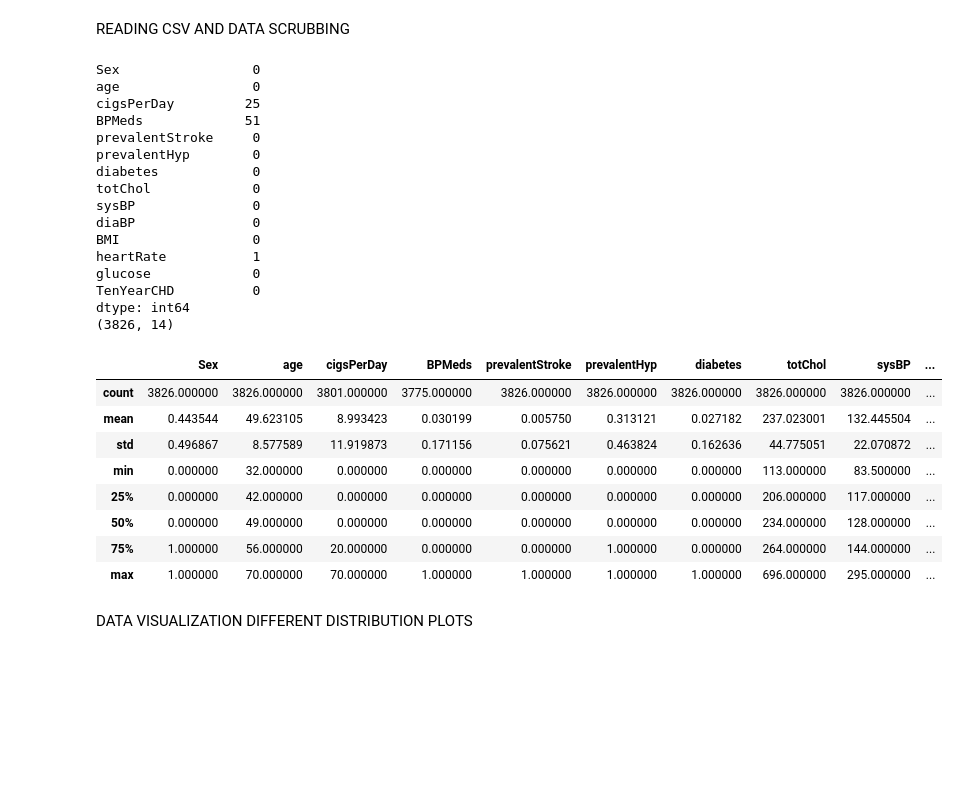
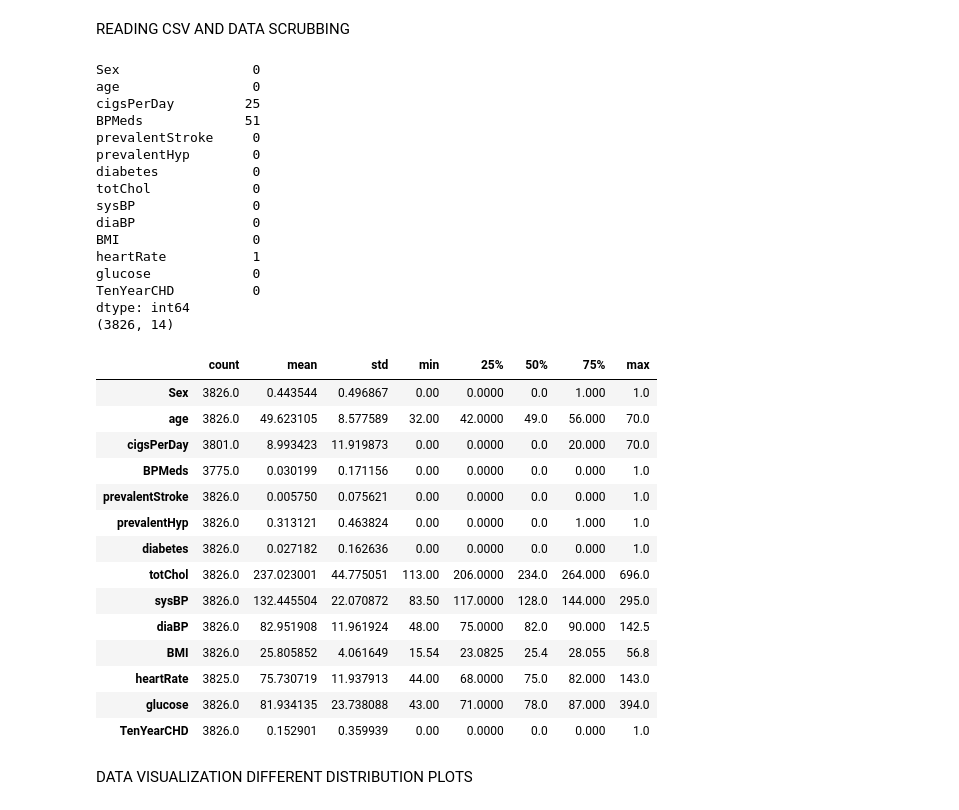
Before and after one commit to UtkarshGupta2005/HEART-DEFECTS-PREDICTION, a Jupyter notebook: HEART_DEFECTS_PREDICITION.ipynb, the cells around one changed output. Drawn from its saved outputs; the diff is of its cells as text; code cells hidden in the pictures; blank space fills up the shorter version.

```diff
--- a/HEART_DEFECTS_PREDICITION.ipynb
+++ b/HEART_DEFECTS_PREDICITION.ipynb
@@ -18,41 +18,47 @@ READING CSV AND DATA SCRUBBING
 # %%
 df=pd.read_csv("framingham.csv")
 df.drop(columns=['education','currentSmoker'],inplace=True,axis=1)
 df.rename(columns={'male':'Sex'},inplace=True)
 df=df.drop_duplicates()
 df=df[(df['age']>=20)&(df['age']<=100)]
 df=df[(df['totChol']>100)]
 df=df[df['BMI']>10]
 df=df[df['glucose']>40]
 print(df.isnull().sum())
 print(df.shape)
-df.describe()
+df.describe().T
 # %% [output]
 Sex                 0
 age                 0
 cigsPerDay         25
 BPMeds             51
 prevalentStroke     0
 prevalentHyp        0
 diabetes            0
 totChol             0
 sysBP               0
 diaBP               0
 BMI                 0
 heartRate           1
 glucose             0
 TenYearCHD          0
 dtype: int64
 (3826, 14)
-|  | Sex | age | cigsPerDay | BPMeds | prevalentStroke | prevalentHyp | diabetes | totChol | sysBP | ... |
-| count | 3826.000000 | 3826.000000 | 3801.000000 | 3775.000000 | 3826.000000 | 3826.000000 | 3826.000000 | 3826.000000 | 3826.000000 | ... |
-| mean | 0.443544 | 49.623105 | 8.993423 | 0.030199 | 0.005750 | 0.313121 | 0.027182 | 237.023001 | 132.445504 | ... |
-| std | 0.496867 | 8.577589 | 11.919873 | 0.171156 | 0.075621 | 0.463824 | 0.162636 | 44.775051 | 22.070872 | ... |
-| min | 0.000000 | 32.000000 | 0.000000 | 0.000000 | 0.000000 | 0.000000 | 0.000000 | 113.000000 | 83.500000 | ... |
-| 25% | 0.000000 | 42.000000 | 0.000000 | 0.000000 | 0.000000 | 0.000000 | 0.000000 | 206.000000 | 117.000000 | ... |
-| 50% | 0.000000 | 49.000000 | 0.000000 | 0.000000 | 0.000000 | 0.000000 | 0.000000 | 234.000000 | 128.000000 | ... |
-| 75% | 1.000000 | 56.000000 | 20.000000 | 0.000000 | 0.000000 | 1.000000 | 0.000000 | 264.000000 | 144.000000 | ... |
-| max | 1.000000 | 70.000000 | 70.000000 | 1.000000 | 1.000000 | 1.000000 | 1.000000 | 696.000000 | 295.000000 | ... |
+|  | count | mean | std | min | 25% | 50% | 75% | max |
+| Sex | 3826.0 | 0.443544 | 0.496867 | 0.00 | 0.0000 | 0.0 | 1.000 | 1.0 |
+| age | 3826.0 | 49.623105 | 8.577589 | 32.00 | 42.0000 | 49.0 | 56.000 | 70.0 |
+| cigsPerDay | 3801.0 | 8.993423 | 11.919873 | 0.00 | 0.0000 | 0.0 | 20.000 | 70.0 |
+| BPMeds | 3775.0 | 0.030199 | 0.171156 | 0.00 | 0.0000 | 0.0 | 0.000 | 1.0 |
+| prevalentStroke | 3826.0 | 0.005750 | 0.075621 | 0.00 | 0.0000 | 0.0 | 0.000 | 1.0 |
+| prevalentHyp | 3826.0 | 0.313121 | 0.463824 | 0.00 | 0.0000 | 0.0 | 1.000 | 1.0 |
+| diabetes | 3826.0 | 0.027182 | 0.162636 | 0.00 | 0.0000 | 0.0 | 0.000 | 1.0 |
+| totChol | 3826.0 | 237.023001 | 44.775051 | 113.00 | 206.0000 | 234.0 | 264.000 | 696.0 |
+| sysBP | 3826.0 | 132.445504 | 22.070872 | 83.50 | 117.0000 | 128.0 | 144.000 | 295.0 |
+| diaBP | 3826.0 | 82.951908 | 11.961924 | 48.00 | 75.0000 | 82.0 | 90.000 | 142.5 |
+| BMI | 3826.0 | 25.805852 | 4.061649 | 15.54 | 23.0825 | 25.4 | 28.055 | 56.8 |
+| heartRate | 3825.0 | 75.730719 | 11.937913 | 44.00 | 68.0000 | 75.0 | 82.000 | 143.0 |
+| glucose | 3826.0 | 81.934135 | 23.738088 | 43.00 | 71.0000 | 78.0 | 87.000 | 394.0 |
+| TenYearCHD | 3826.0 | 0.152901 | 0.359939 | 0.00 | 0.0000 | 0.0 | 0.000 | 1.0 |
 # %% [markdown]
 DATA VISUALIZATION DIFFERENT DISTRIBUTION PLOTS
 # %%
```
Also changed, not shown: parts of 30 cells of this notebook.
